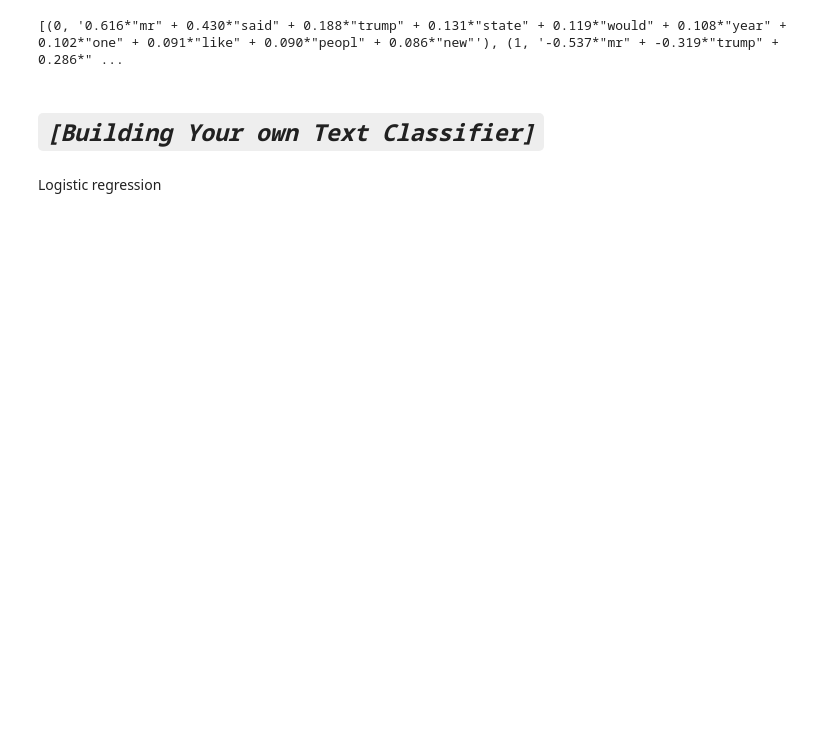
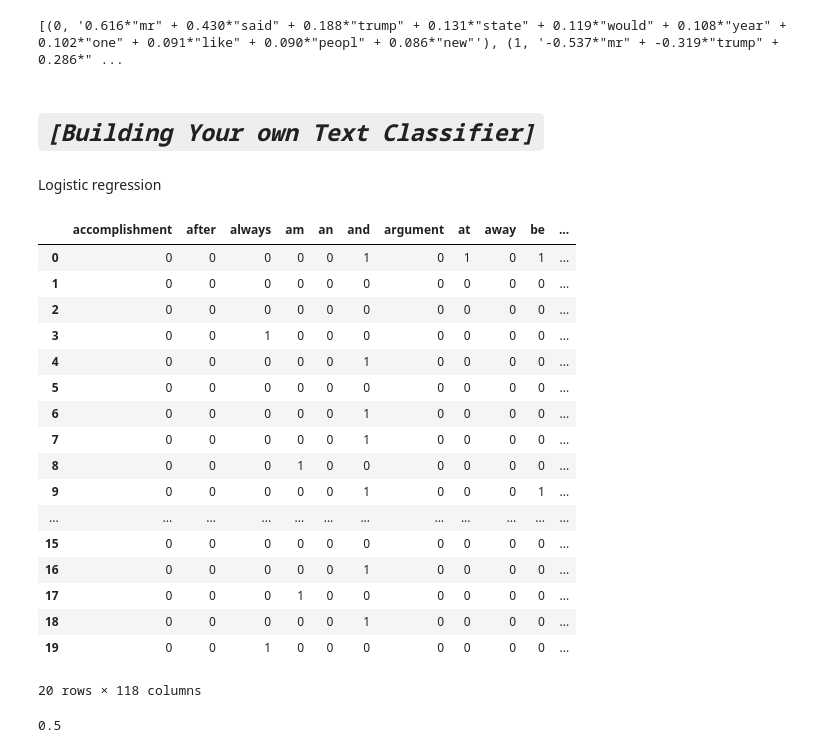
Before and after one commit to RAGISHIVANAND/NATURAL-LANGUAGE-PROCESSING, a Jupyter notebook: Natural_Language_Processing.ipynb, the cells around one changed output. Saved outputs shown, nothing was run; the diff lists cells and outputs as text; code cells hidden in the pictures; blank space fills up the shorter version.

```diff
--- a/Natural_Language_Processing.ipynb
+++ b/Natural_Language_Processing.ipynb
@@ -1356,0 +1359,30 @@ data = pd.DataFrame([("i love spending time with my friends and family", "positi
+# %%
+x=data['text']
+y=data['sentiment']
+# %%
+countvec=CountVectorizer()
+# %%
+countvec_fit = countvec.fit_transform(x)
+# %%
+bag_of_words = pd.DataFrame(countvec_fit.toarray(),columns=countvec.get_feature_names_out())
+# %%
+bag_of_words
+# %% [output]
+|  | accomplishment | after | always | am | an | and | argument | at | away | be | ... |
+| 0 | 0 | 0 | 0 | 0 | 0 | 1 | 0 | 1 | 0 | 1 | ... |
+| 1 | 0 | 0 | 0 | 0 | 0 | 0 | 0 | 0 | 0 | 0 | ... |
+| 2 | 0 | 0 | 0 | 0 | 0 | 0 | 0 | 0 | 0 | 0 | ... |
+| 3 | 0 | 0 | 1 | 0 | 0 | 0 | 0 | 0 | 0 | 0 | ... |
+| 4 | 0 | 0 | 0 | 0 | 0 | 1 | 0 | 0 | 0 | 0 | ... |
+| 5 | 0 | 0 | 0 | 0 | 0 | 0 | 0 | 0 | 0 | 0 | ... |
+| 6 | 0 | 0 | 0 | 0 | 0 | 1 | 0 | 0 | 0 | 0 | ... |
+| 7 | 0 | 0 | 0 | 0 | 0 | 1 | 0 | 0 | 0 | 0 | ... |
+| 8 | 0 | 0 | 0 | 1 | 0 | 0 | 0 | 0 | 0 | 0 | ... |
+| 9 | 0 | 0 | 0 | 0 | 0 | 1 | 0 | 0 | 0 | 1 | ... |
+| ... | ... | ... | ... | ... | ... | ... | ... | ... | ... | ... | ... |
+| 15 | 0 | 0 | 0 | 0 | 0 | 0 | 0 | 0 | 0 | 0 | ... |
+| 16 | 0 | 0 | 0 | 0 | 0 | 1 | 0 | 0 | 0 | 0 | ... |
+| 17 | 0 | 0 | 0 | 1 | 0 | 0 | 0 | 0 | 0 | 0 | ... |
+| 18 | 0 | 0 | 0 | 0 | 0 | 1 | 0 | 0 | 0 | 0 | ... |
+| 19 | 0 | 0 | 1 | 0 | 0 | 0 | 0 | 0 | 0 | 0 | ... |
+20 rows × 118 columns
@@ -1356,0 +1395,4 @@ data = pd.DataFrame([("i love spending time with my friends and family", "positi
+# %%
+accuracy_score(y_pred_lr,y_test)
+# %% [output]
+0.5
```
Also changed, not shown: parts of 8 cells of this notebook.
